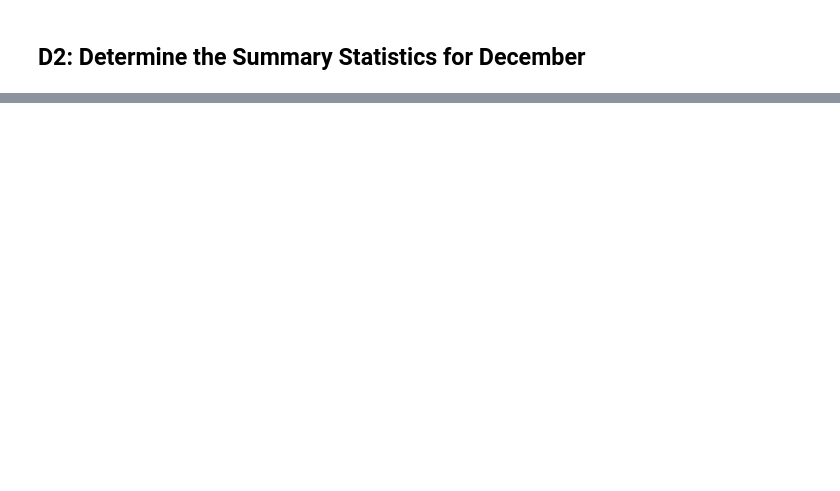
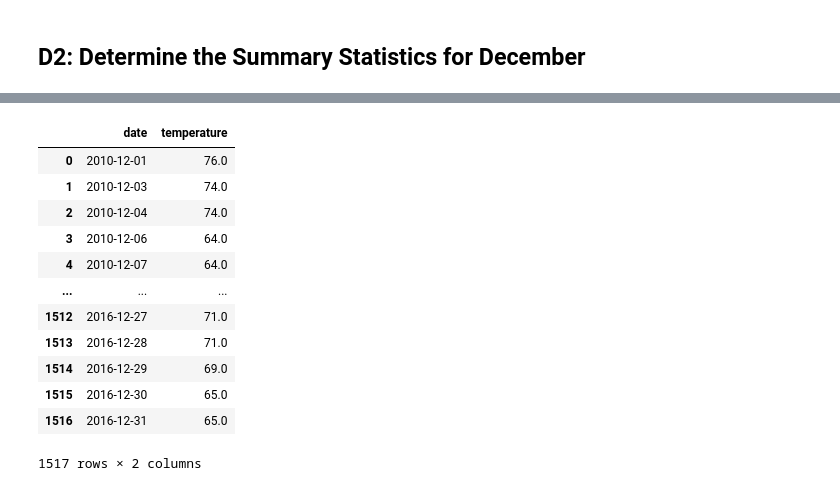
Before and after one commit to jjcode-databootcamp/surfs_up, a Jupyter notebook: SurfsUp_Challenge.ipynb, the cells around one changed output, grey strips where cells are left out. Drawn from its saved outputs; the diff is of its cells as text; code cells hidden in the pictures; blank space fills up the shorter version.

```diff
--- a/SurfsUp_Challenge.ipynb
+++ b/SurfsUp_Challenge.ipynb
@@ -43,0 +114,8 @@ from sqlalchemy import extract
+# %%
+# 6. Write a query that filters the Measurement table to retrieve the temperatures for the month of December.
+# 7. Convert the December temperatures to a list.
+# steps 6 and 7 can be accomplished in 2 step as you can see from 3 and 4 from above
+dec_temp_list = session.query(Measurement.date, Measurement.tobs).filter(extract('month',Measurement.date)==12).all()
+
+#return the June temp in juypter
+dec_temp_list
@@ -44,4 +140,22 @@ from sqlalchemy import extract
 # %%
 # 8. Create a DataFrame from the list of temperatures for the month of December.
+dec_temp_df = pd.DataFrame(dec_temp_list, columns=['date','temperature'])
+
+#return the dataframe in juypteR
+dec_temp_df
+# %% [output]
+|  | date | temperature |
+| 0 | 2010-12-01 | 76.0 |
+| 1 | 2010-12-03 | 74.0 |
+| 2 | 2010-12-04 | 74.0 |
+| 3 | 2010-12-06 | 64.0 |
+| 4 | 2010-12-07 | 64.0 |
+| ... | ... | ... |
+| 1512 | 2016-12-27 | 71.0 |
+| 1513 | 2016-12-28 | 71.0 |
+| 1514 | 2016-12-29 | 69.0 |
+| 1515 | 2016-12-30 | 65.0 |
+| 1516 | 2016-12-31 | 65.0 |
+1517 rows × 2 columns
 # %%
 # 9. Calculate and print out the summary statistics for the Decemeber temperature DataFrame.
```
Also changed, not shown: parts of 9 cells of this notebook, 2 other files.
